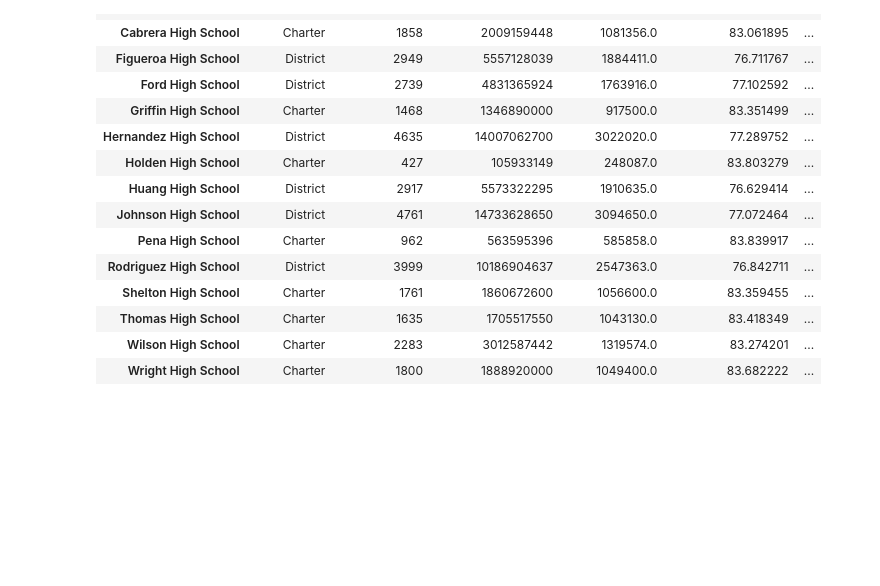
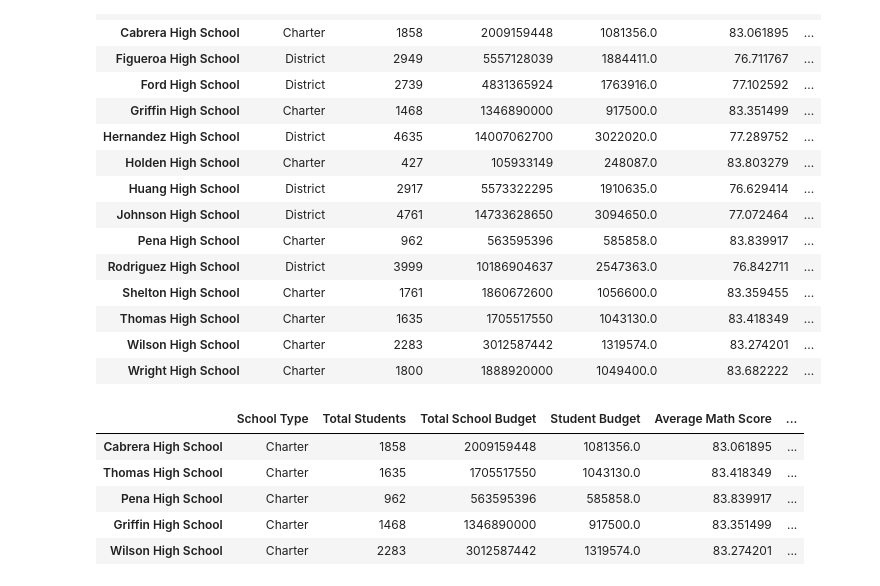
Before and after one commit to erjacobs2/Pandas, a Jupyter notebook: Pandas_school_metrics.ipynb, the cells around one changed output. Saved outputs shown, nothing was run; the diff lists cells and outputs as text; code cells hidden in the pictures; blank space fills up the shorter version.

```diff
--- a/Pandas_school_metrics.ipynb
+++ b/Pandas_school_metrics.ipynb
@@ -294,4 +289,18 @@ school_summary
 | Thomas High School | Charter | 1635 | 1705517550 | 1043130.0 | 83.418349 | ... |
 | Wilson High School | Charter | 2283 | 3012587442 | 1319574.0 | 83.274201 | ... |
 | Wright High School | Charter | 1800 | 1888920000 | 1049400.0 | 83.682222 | ... |
+# %%
+#Top 5 schools with above information
+
+top_schools = school_summary.sort_values("Overall Passing Rate", ascending=False)
+top_schools.head()
+#freedom_df = happiness_df.sort_values("Freedom", ascending=False)
+#freedom_df.head()
+# %% [output]
+|  | School Type | Total Students | Total School Budget | Student Budget | Average Math Score | ... |
+| Cabrera High School | Charter | 1858 | 2009159448 | 1081356.0 | 83.061895 | ... |
+| Thomas High School | Charter | 1635 | 1705517550 | 1043130.0 | 83.418349 | ... |
+| Pena High School | Charter | 962 | 563595396 | 585858.0 | 83.839917 | ... |
+| Griffin High School | Charter | 1468 | 1346890000 | 917500.0 | 83.351499 | ... |
+| Wilson High School | Charter | 2283 | 3012587442 | 1319574.0 | 83.274201 | ... |
 # %%
```
Also changed, not shown: parts of 8 cells of this notebook.
